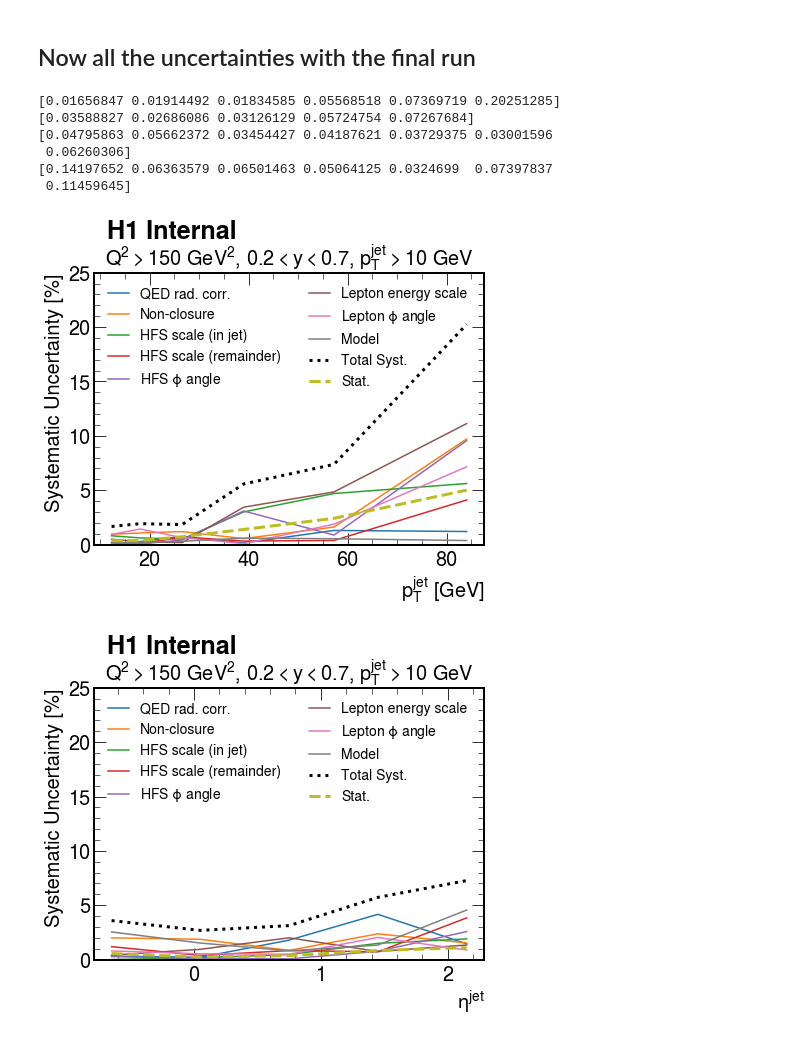
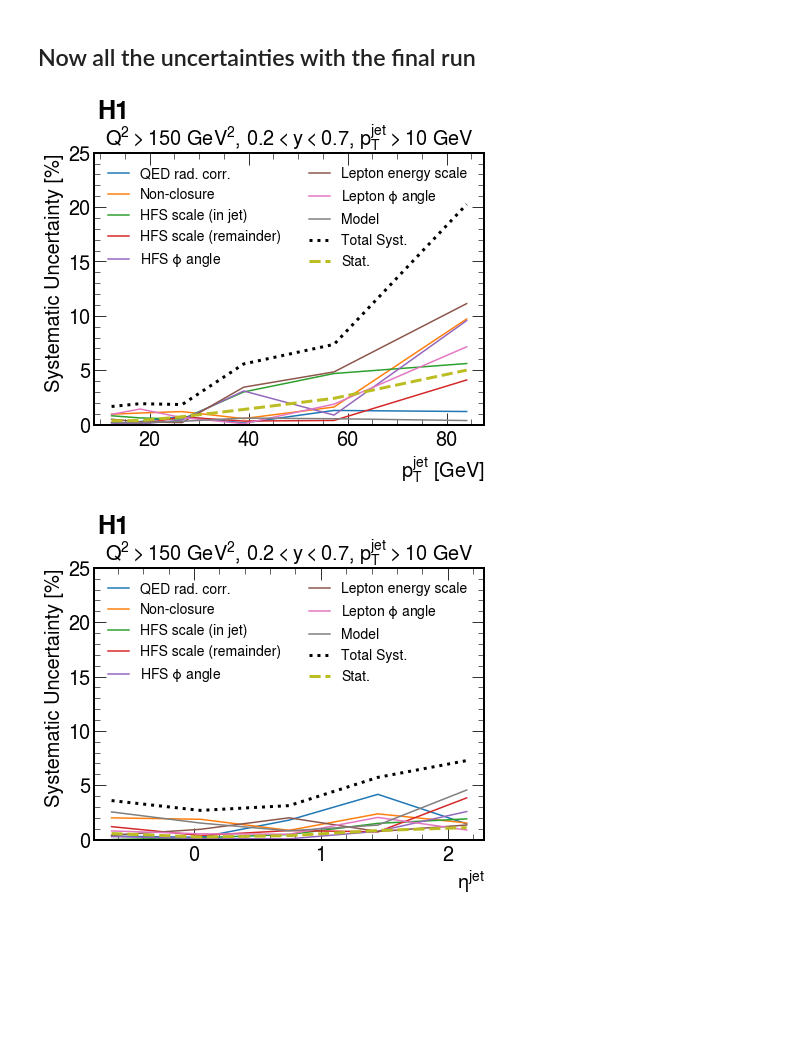
Before and after one commit to miguelignacio/disjets, a Jupyter notebook: SystematicUncertainties.ipynb, the cells around one changed output. Drawn from its saved outputs; the diff is of its cells as text; code cells hidden in the pictures; blank space fills up the shorter version.

```diff
--- a/SystematicUncertainties.ipynb
+++ b/SystematicUncertainties.ipynb
@@ -338,39 +338,33 @@ for j in range(4):
 
     #Stat uncert.
     ax0.plot(0.5*(bins[j][0:-1]+bins[j][1:]),
              100*np.std([unfolded_vals_bootstraps[i,j] for i in range(1,100)],axis=0)/np.mean([unfolded_vals_bootstraps[i,j] for i in range(1,100)],axis=0),
              label="Stat.",ls="--",lw=3)
 
     ax0.set_ylabel("Systematic Uncertainty [%]",fontsize=20)
     ax0.set_xlabel(symbol[mylabels[j]],fontsize=20)
     ax0.set_ylim(0,25)
     if (dologx[j]):
         ax0.set_xscale('log')
 
     plt.legend(loc='upper left',fontsize=14,ncol=2)
 
-    plt.text(0.2, 1.15,'H1 Internal',
+    plt.text(0.05, 1.15,'H1',
                   horizontalalignment='center',
          verticalalignment='center',
          transform = ax0.transAxes, fontsize=25, fontweight='bold')
     plt.text(0.5, 1.055,'$Q^{2}>$150 GeV$^{2}$, $0.2<y<0.7$, $p_{T}^{jet}>10$ GeV',
          horizontalalignment='center',
          verticalalignment='center',
          transform = ax0.transAxes, fontsize=20)
     fig.savefig('figures/TotalUncerts_%s.pdf'%mylabels[j],bbox_inches='tight')
 
     with open('outputfiles/ResultwithSystematicUncertainties_%s_ensemble.npy'%(mylabels[j]), 'wb') as f:
         np.save(f,0.5*(bins[j][0:-1]+bins[j][1:]))
         np.save(f,unfolded_vals[(0,j)])
         np.save(f,0.5*abs(bins[j][0:-1]-bins[j][1:]))
         np.save(f, mytot)
         np.save(f, np.std([unfolded_vals_bootstraps[i,j] for i in range(1,100)],axis=0))
 # %% [output]
-[0.01656847 0.01914492 0.01834585 0.05568518 0.07369719 0.20251285]
-[0.03588827 0.02686086 0.03126129 0.05724754 0.07267684]
-[0.04795863 0.05662372 0.03454427 0.04187621 0.03729375 0.03001596
- 0.06260306]
-[0.14197652 0.06363579 0.06501463 0.05064125 0.0324699  0.07397837
- 0.11459645]
-[figure, old version]
+[figure, new version]
-[figure, old version]
+[figure, new version]
```
Also changed, not shown: parts of 1 cell of this notebook, 2 other files.
